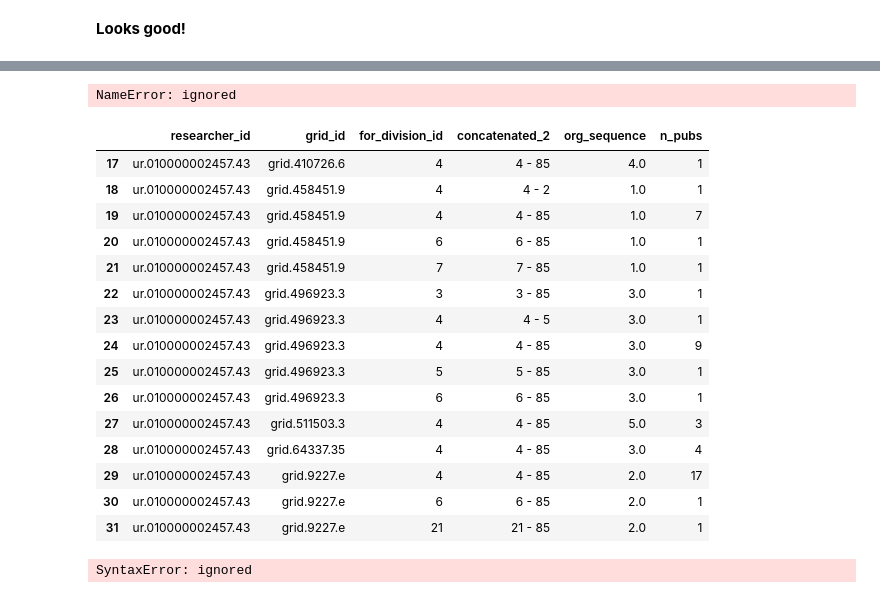
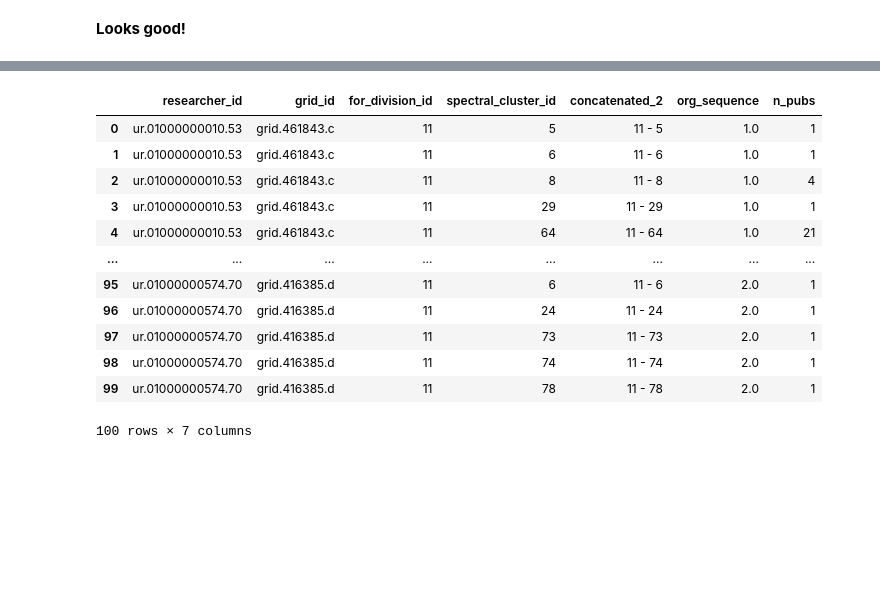
Before and after one commit to MarciaFG/scimobility, a Jupyter notebook: transformation_index_for_2007_2022.ipynb, the cells around one changed output, grey strips where cells are left out. Cells and saved outputs as stored; diff of their text form; code cells hidden in the pictures; blank space fills up the shorter version.

```diff
--- a/transformation_index_for_2007_2022.ipynb
+++ b/transformation_index_for_2007_2022.ipynb
@@ -300,10 +347,13 @@ max    8.640000e+02         8.600000e+01  2.021000e+03  3.719000e+03
 # %%
 def calculate_org_sequence(df):
+    # add a filter based on the value of for_division_id
+    for_division_id_filter = (df['for_division_id'] == 11)
+
     # select the desired columns and drop duplicates
-    df = df[['researcher_id', 'grid_id', 'for_division_id', 'start', 'end']].drop_duplicates().reset_index(drop=True)
+    df = df[['researcher_id', 'grid_id', 'for_division_id', 'spectral_cluster_id', 'start', 'end']][for_division_id_filter].drop_duplicates().reset_index(drop=True)
 
     # concatenate start, end, and for_division_id columns
-    df['concatenated'] = df['start'].astype(str) + '_' + df['end'].astype(str) + '_' + df['for_division_id'].astype(str)
+    df['concatenated'] = df['start'].astype(str) + '_' + df['end'].astype(str)
 
     # calculate the org_sequence using rank() method that considers concatenated column
     df['org_sequence'] = df.groupby('researcher_id')['concatenated'].rank(method='dense')
@@ -312,13 +362,13 @@ def calculate_org_sequence(df):
     df = df.drop('concatenated', axis=1)
 
     # return the researcher_id, grid_id, for_division_id, and org_sequence columns
-    return df[['researcher_id', 'grid_id', 'for_division_id', 'org_sequence']]
+    return df[['researcher_id', 'grid_id', 'for_division_id', 'spectral_cluster_id', 'org_sequence']]
 
 ################################################################################
 
 def process_dataframe(df, org_seq_df):
     # merge the dataframes on researcher_id and grid_id
-    merged_df = pd.merge(df, org_seq_df, on=['researcher_id', 'grid_id'], how='left')
+    merged_df = pd.merge(df, org_seq_df, on=['researcher_id', 'grid_id', 'for_division_id', 'spectral_cluster_id'], how='left')
     merged_df = merged_df.loc[:, ~merged_df.columns.str.endswith('_y')]
     merged_df = merged_df.rename(columns=lambda x: x[:-2] if x.endswith('_x') else x)
 
@@ -326,9 +376,9 @@ def process_dataframe(df, org_seq_df):
     merged_df['concatenated_2'] = merged_df['for_division_id'].astype(str) + ' - ' + merged_df['spectral_cluster_id'].astype(str)
 
     # select and aggregate columns
-    selected_cols = ['researcher_id', 'grid_id', 'for_division_id', 'concatenated_2', 'org_sequence', 'n_pubs']
+    selected_cols = ['researcher_id', 'grid_id', 'for_division_id', 'spectral_cluster_id', 'concatenated_2', 'org_sequence', 'n_pubs']
     selected_df = merged_df[selected_cols].drop_duplicates().reset_index(drop=True)
-    aggregated_df = selected_df.groupby(['researcher_id', 'grid_id','for_division_id', 'concatenated_2','org_sequence']).sum().reset_index()
+    aggregated_df = selected_df.groupby(['researcher_id', 'grid_id', 'for_division_id', 'spectral_cluster_id', 'concatenated_2','org_sequence']).sum().reset_index()
 
     return aggregated_df
 
@@ -571,32 +418,17 @@ prev_vector: [0. 0. 0. 0. 1. 0. 0. 0.]
-# %%
-output_table.head(100)
-print(prev_vector)
-# %% [output]
-NameError: ignored
-# %%
-sq_2_3_skill_df[sq_2_3_skill_df["researcher_id"] == 'ur.010000002457.43']
-# %% [output]
-|  | researcher_id | grid_id | for_division_id | concatenated_2 | org_sequence | n_pubs |
-| 17 | ur.010000002457.43 | grid.410726.6 | 4 | 4 - 85 | 4.0 | 1 |
-| 18 | ur.010000002457.43 | grid.458451.9 | 4 | 4 - 2 | 1.0 | 1 |
-| 19 | ur.010000002457.43 | grid.458451.9 | 4 | 4 - 85 | 1.0 | 7 |
-| 20 | ur.010000002457.43 | grid.458451.9 | 6 | 6 - 85 | 1.0 | 1 |
-| 21 | ur.010000002457.43 | grid.458451.9 | 7 | 7 - 85 | 1.0 | 1 |
-| 22 | ur.010000002457.43 | grid.496923.3 | 3 | 3 - 85 | 3.0 | 1 |
-| 23 | ur.010000002457.43 | grid.496923.3 | 4 | 4 - 5 | 3.0 | 1 |
-| 24 | ur.010000002457.43 | grid.496923.3 | 4 | 4 - 85 | 3.0 | 9 |
-| 25 | ur.010000002457.43 | grid.496923.3 | 5 | 5 - 85 | 3.0 | 1 |
-| 26 | ur.010000002457.43 | grid.496923.3 | 6 | 6 - 85 | 3.0 | 1 |
-| 27 | ur.010000002457.43 | grid.511503.3 | 4 | 4 - 85 | 5.0 | 3 |
-| 28 | ur.010000002457.43 | grid.64337.35 | 4 | 4 - 85 | 3.0 | 4 |
-| 29 | ur.010000002457.43 | grid.9227.e | 4 | 4 - 85 | 2.0 | 17 |
-| 30 | ur.010000002457.43 | grid.9227.e | 6 | 6 - 85 | 2.0 | 1 |
-| 31 | ur.010000002457.43 | grid.9227.e | 21 | 21 - 85 | 2.0 | 1 |
-# %%
-cosine_similarity = dot_product(v1, v2) / (magnitude(v1) * magnitude(v2))
-
-dot_product(v1, v2) = (1 * 0) + (7 * 13) + (0 * 1) = 0 + 91 + 0 = 91
-magnitude(v1) = sqrt(1^2 + 7^2 + 0^2) = sqrt(1 + 49 + 0) = sqrt(50)
-magnitude(v2) = sqrt(0^2 + 13^2 + 1^2) = sqrt
-# %% [output]
-SyntaxError: ignored
+# %%
+# we compute the cosine similarity for field 11 only
+sq_5_or_more_skill_df.head(100).sort_values(by = ['researcher_id', 'org_sequence'], ascending = True)
+# %% [output]
+|  | researcher_id | grid_id | for_division_id | spectral_cluster_id | concatenated_2 | org_sequence | n_pubs |
+| 0 | ur.01000000010.53 | grid.461843.c | 11 | 5 | 11 - 5 | 1.0 | 1 |
+| 1 | ur.01000000010.53 | grid.461843.c | 11 | 6 | 11 - 6 | 1.0 | 1 |
+| 2 | ur.01000000010.53 | grid.461843.c | 11 | 8 | 11 - 8 | 1.0 | 4 |
+| 3 | ur.01000000010.53 | grid.461843.c | 11 | 29 | 11 - 29 | 1.0 | 1 |
+| 4 | ur.01000000010.53 | grid.461843.c | 11 | 64 | 11 - 64 | 1.0 | 21 |
+| ... | ... | ... | ... | ... | ... | ... | ... |
+| 95 | ur.01000000574.70 | grid.416385.d | 11 | 6 | 11 - 6 | 2.0 | 1 |
+| 96 | ur.01000000574.70 | grid.416385.d | 11 | 24 | 11 - 24 | 2.0 | 1 |
+| 97 | ur.01000000574.70 | grid.416385.d | 11 | 73 | 11 - 73 | 2.0 | 1 |
+| 98 | ur.01000000574.70 | grid.416385.d | 11 | 74 | 11 - 74 | 2.0 | 1 |
+| 99 | ur.01000000574.70 | grid.416385.d | 11 | 78 | 11 - 78 | 2.0 | 1 |
+100 rows × 7 columns
```
Also changed, not shown: parts of 20 cells of this notebook.
